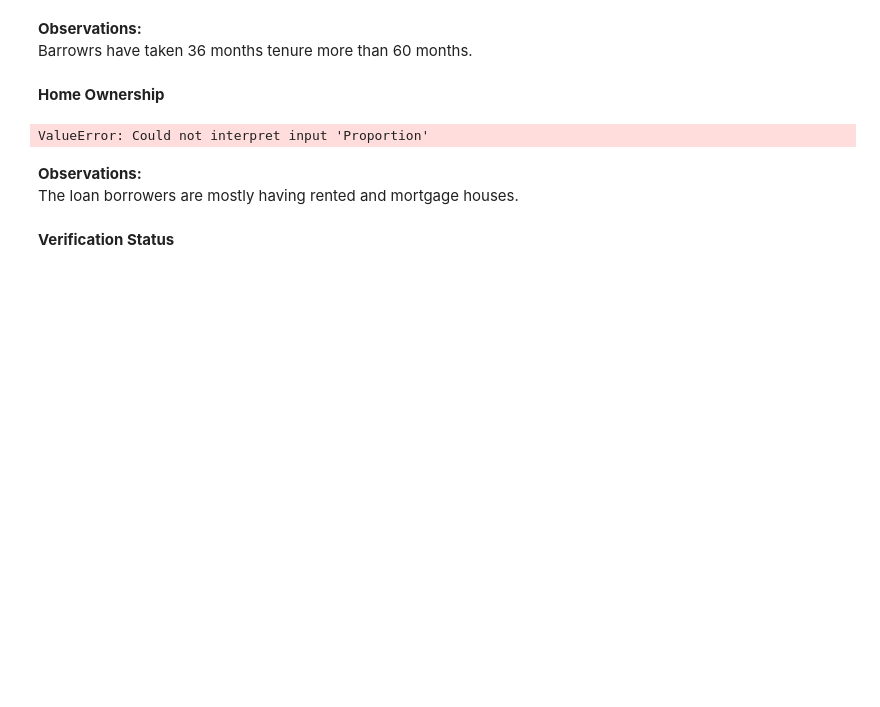
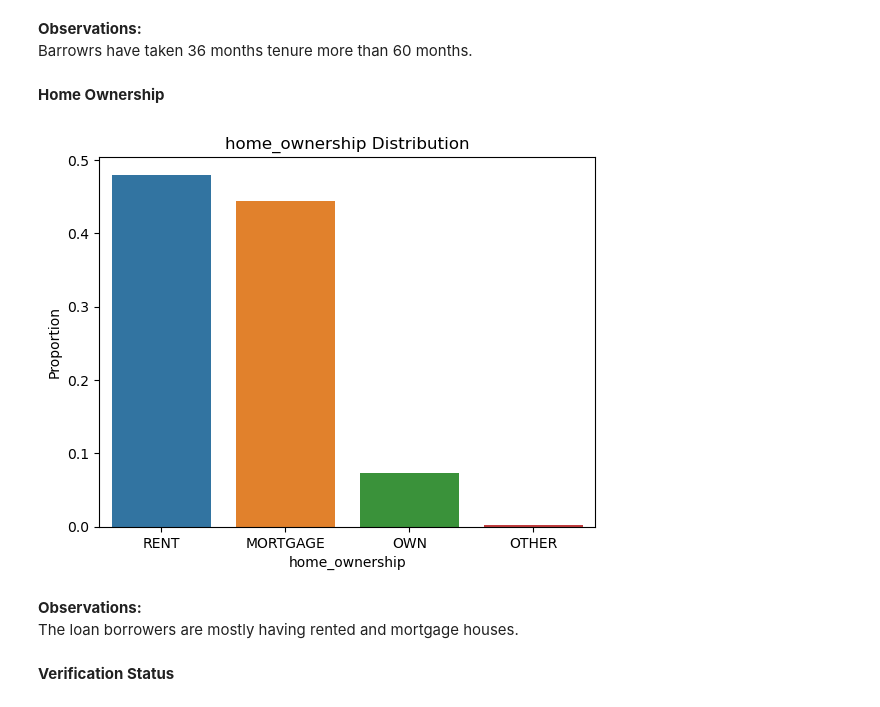
Before and after one commit to Tiru0792/LendingClubCaseStudy, a Jupyter notebook: analysis.ipynb, the cells around one changed output. Drawn from its saved outputs; the diff is of its cells as text; code cells hidden in the pictures; blank space fills up the shorter version.

```diff
--- a/analysis.ipynb
+++ b/analysis.ipynb
@@ -556,15 +556,15 @@ Barrowrs have taken 36 months tenure more than 60 months.
 # %%
 var = 'home_ownership'
 # Use seaborn countplot
 prob_df = data[var].value_counts(normalize=True).reset_index()
 prob_df.columns = [var, 'Proportion']
 sns.barplot(x=var, y='Proportion', data=prob_df)
 plt.xlabel(var)
-plt.ylabel('Count')
+plt.ylabel('Proportion')
 plt.title(var + ' Distribution')
 plt.show()
 # %% [output]
-ValueError: Could not interpret input 'Proportion'
+[figure, added]
 # %% [markdown]
 <b>Observations:</b><br/>
 The loan borrowers are mostly having rented and mortgage houses.
```
